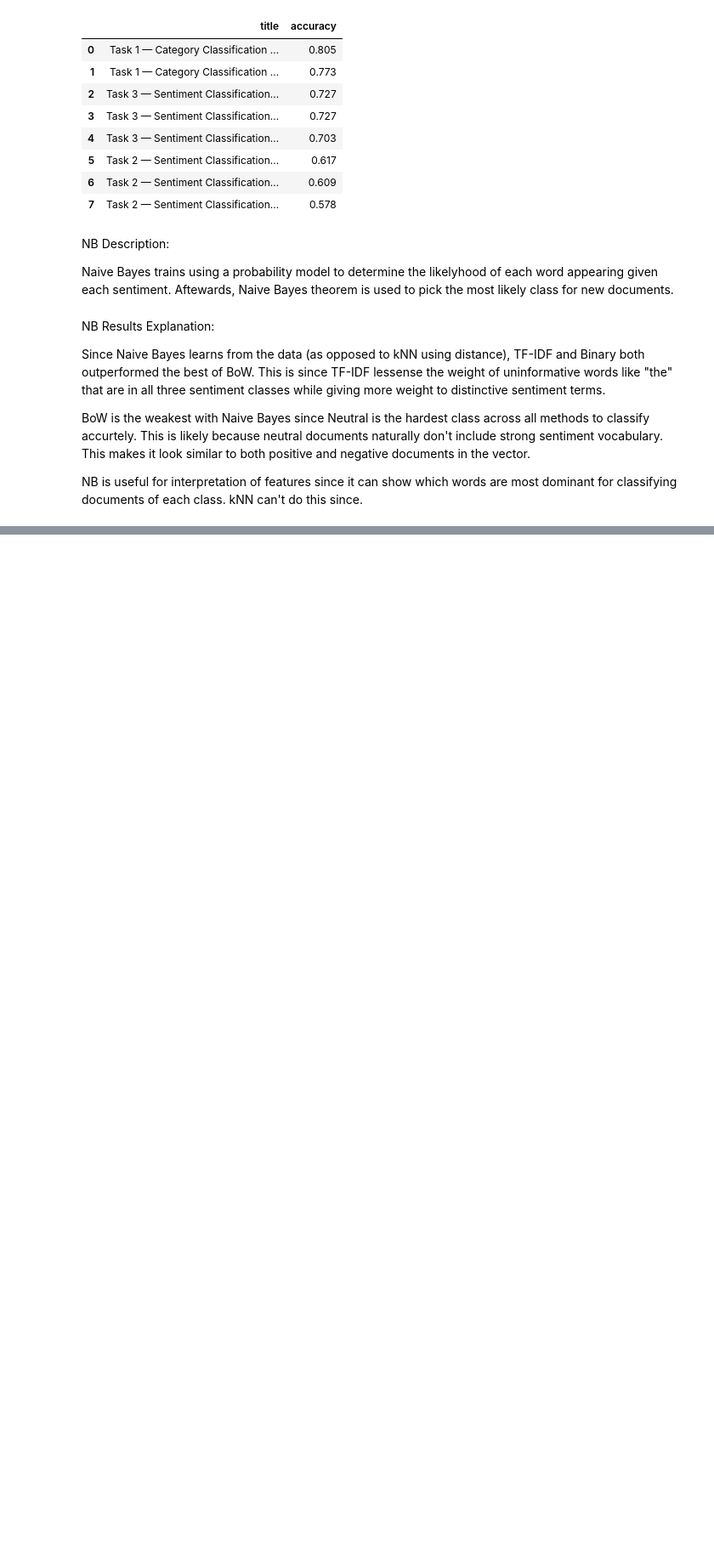
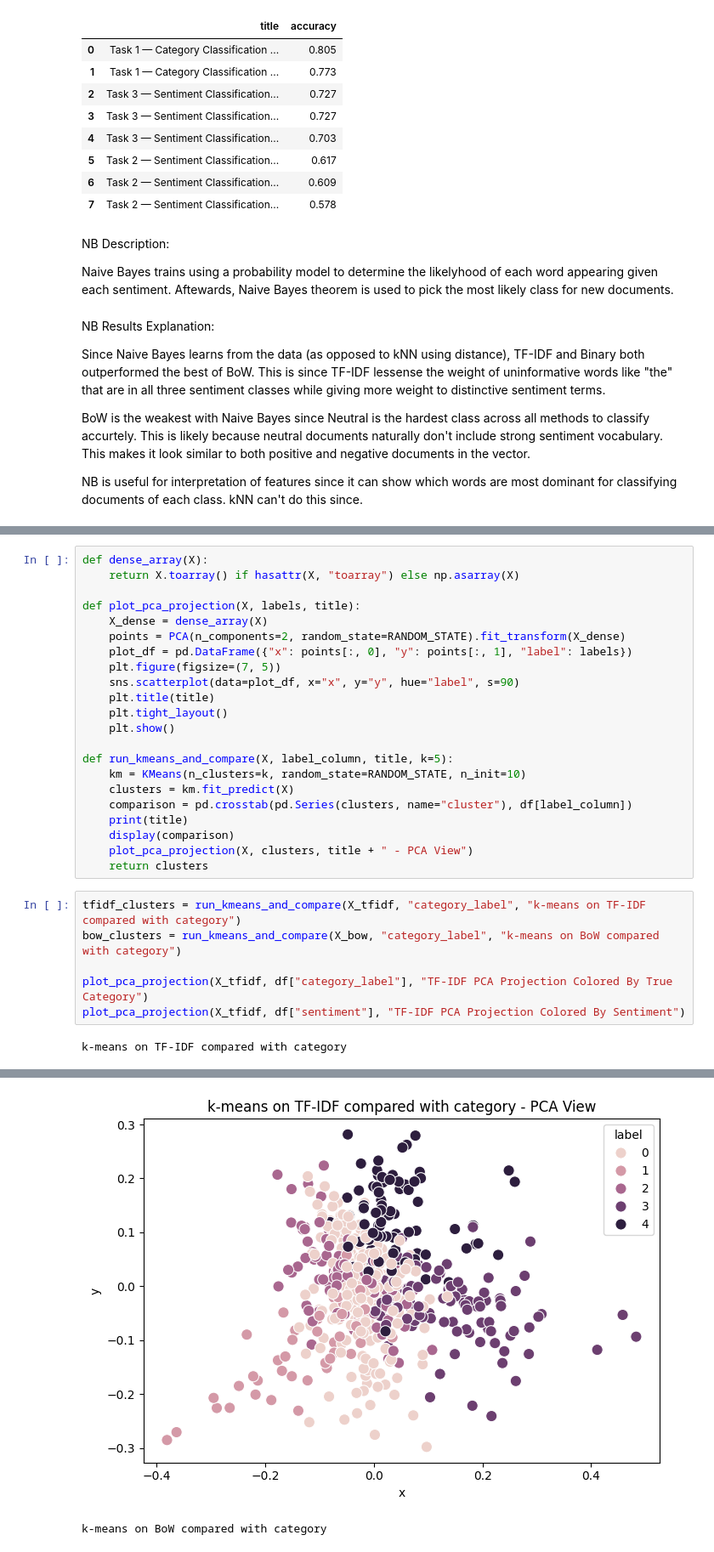
Before and after one commit to avamwilliams/105final, a Jupyter notebook: main.ipynb, the cells around one changed output, grey strips where cells are left out. Shown at 85% size. Drawn from its saved outputs; the diff is of its cells as text; blank space fills up the shorter version.

Commit message:
Add K-means clustering
Add TF-IDF and K-Means clustering + questions for phase 3

```diff
--- a/main.ipynb
+++ b/main.ipynb
@@ -525,0 +538,30 @@ NB is useful for interpretation of features since it can show which words are mo
+# %%
+def dense_array(X):
+    return X.toarray() if hasattr(X, "toarray") else np.asarray(X)
+
+def plot_pca_projection(X, labels, title):
+    X_dense = dense_array(X)
+    points = PCA(n_components=2, random_state=RANDOM_STATE).fit_transform(X_dense)
+    plot_df = pd.DataFrame({"x": points[:, 0], "y": points[:, 1], "label": labels})
+    plt.figure(figsize=(7, 5))
+    sns.scatterplot(data=plot_df, x="x", y="y", hue="label", s=90)
+    plt.title(title)
+    plt.tight_layout()
+    plt.show()
+
+def run_kmeans_and_compare(X, label_column, title, k=5):
+    km = KMeans(n_clusters=k, random_state=RANDOM_STATE, n_init=10)
+    clusters = km.fit_predict(X)
+    comparison = pd.crosstab(pd.Series(clusters, name="cluster"), df[label_column])
+    print(title)
+    display(comparison)
+    plot_pca_projection(X, clusters, title + " - PCA View")
+    return clusters
+# %%
+tfidf_clusters = run_kmeans_and_compare(X_tfidf, "category_label", "k-means on TF-IDF compared with category")
+bow_clusters = run_kmeans_and_compare(X_bow, "category_label", "k-means on BoW compared with category")
+
+plot_pca_projection(X_tfidf, df["category_label"], "TF-IDF PCA Projection Colored By True Category")
+plot_pca_projection(X_tfidf, df["sentiment"], "TF-IDF PCA Projection Colored By Sentiment")
+# %% [output]
+k-means on TF-IDF compared with category
@@ -525,0 +575,2 @@ NB is useful for interpretation of features since it can show which words are mo
+[figure, added]
+k-means on BoW compared with category
```
Also changed, not shown: parts of 3 cells of this notebook.
